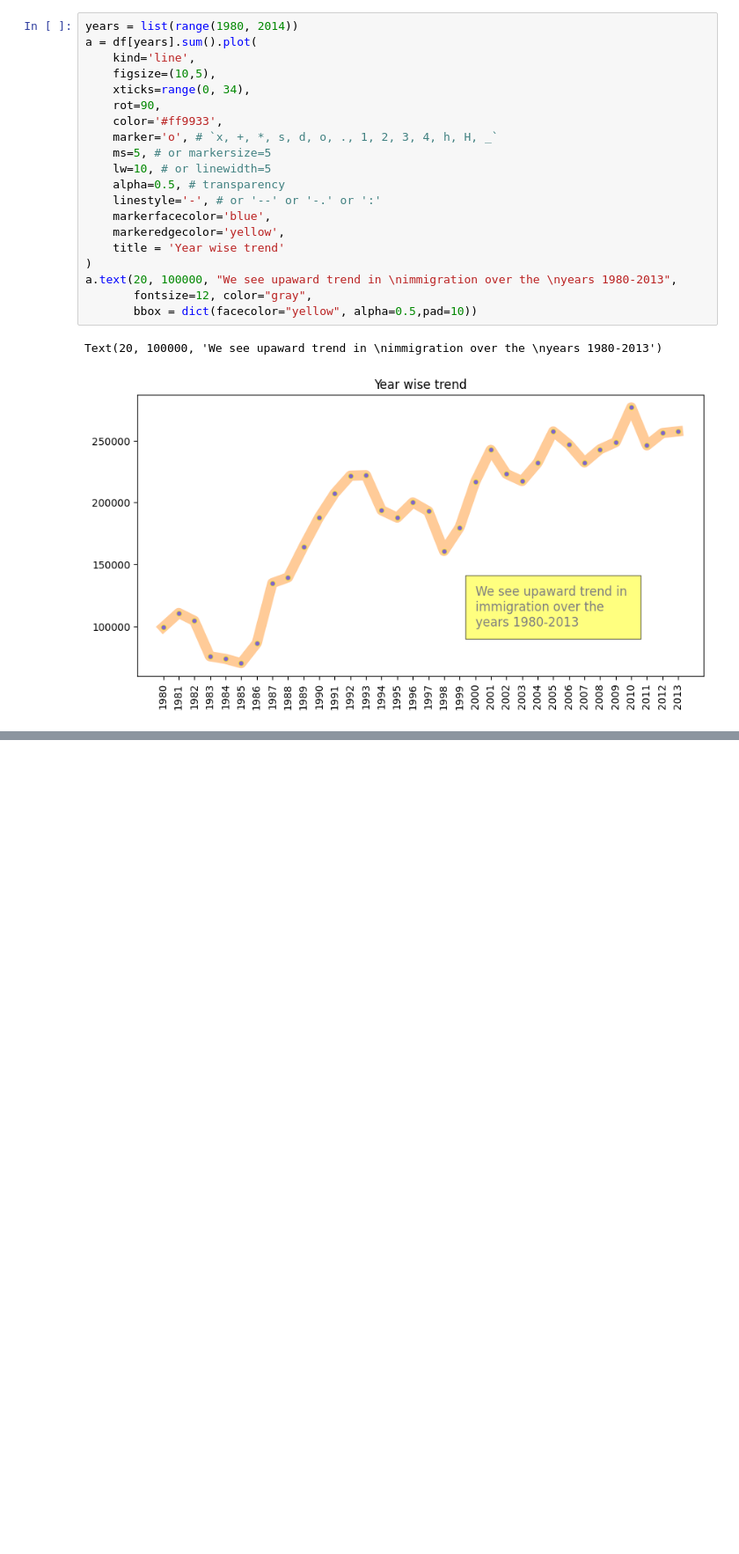
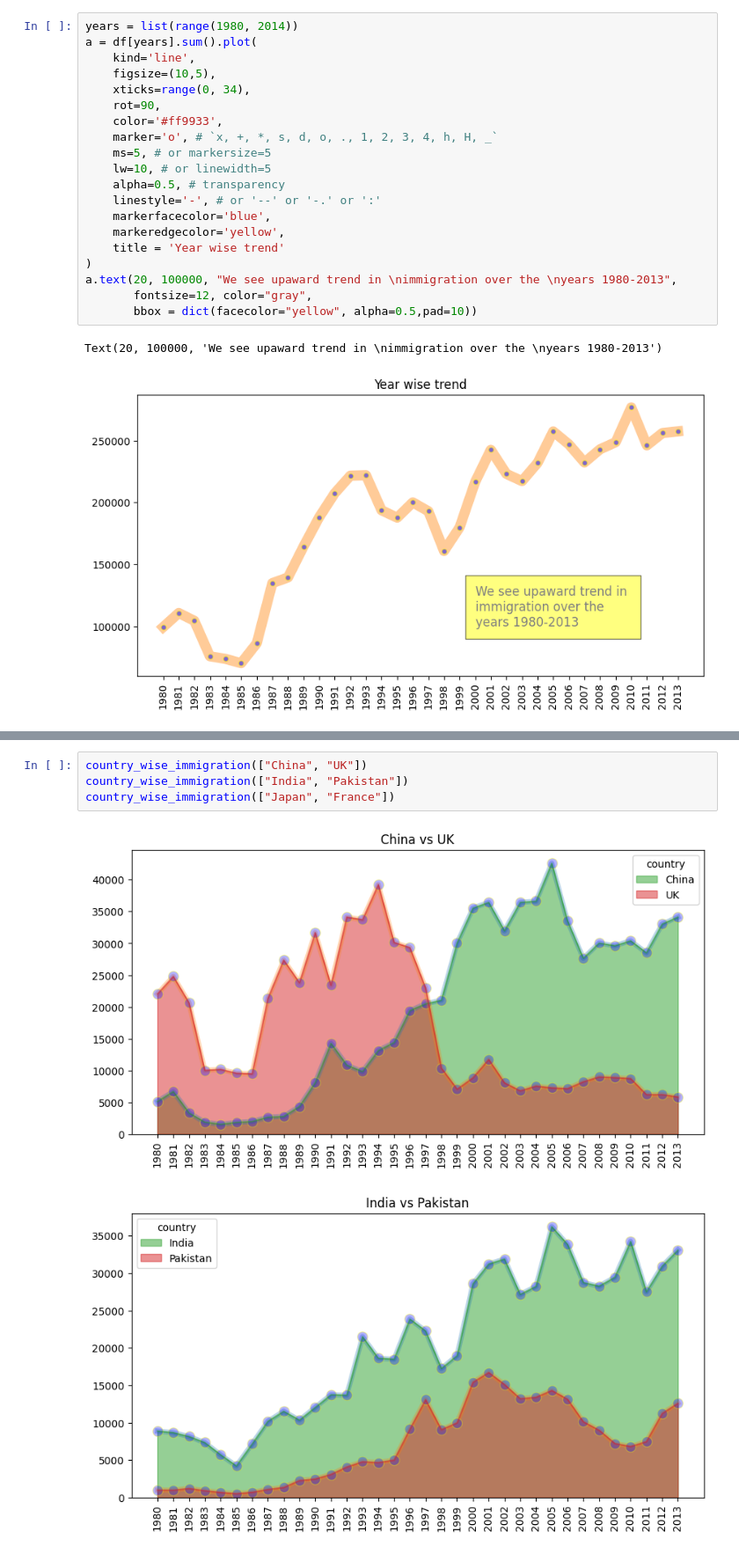
Before and after one commit to Vanshaj14Mohan/Python-data-science, a Jupyter notebook: immigration_analysis/data/analysis.ipynb, the cells around one changed output, grey strips where cells are left out. Shown at 88% size. Cells and saved outputs as stored; diff of their text form; blank space fills up the shorter version.

```diff
--- a/immigration_analysis/data/analysis.ipynb
+++ b/immigration_analysis/data/analysis.ipynb
@@ -303,0 +355,7 @@ Text(20, 100000, 'We see upaward trend in \nimmigration over the \nyears 1980-20
+# %%
+country_wise_immigration(["China", "UK"])
+country_wise_immigration(["India", "Pakistan"])
+country_wise_immigration(["Japan", "France"])
+# %% [output]
+[figure, added]
+[figure, added]
```
Also changed, not shown: parts of 17 cells of this notebook.
